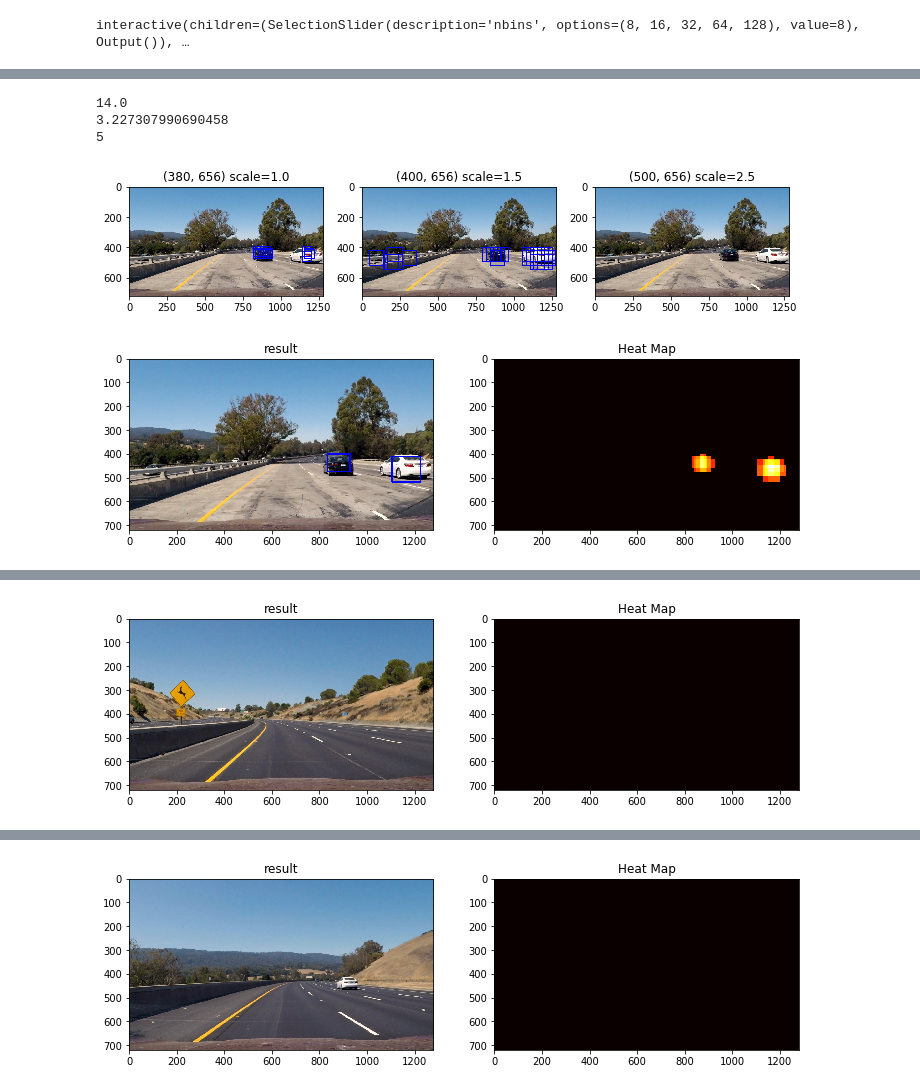
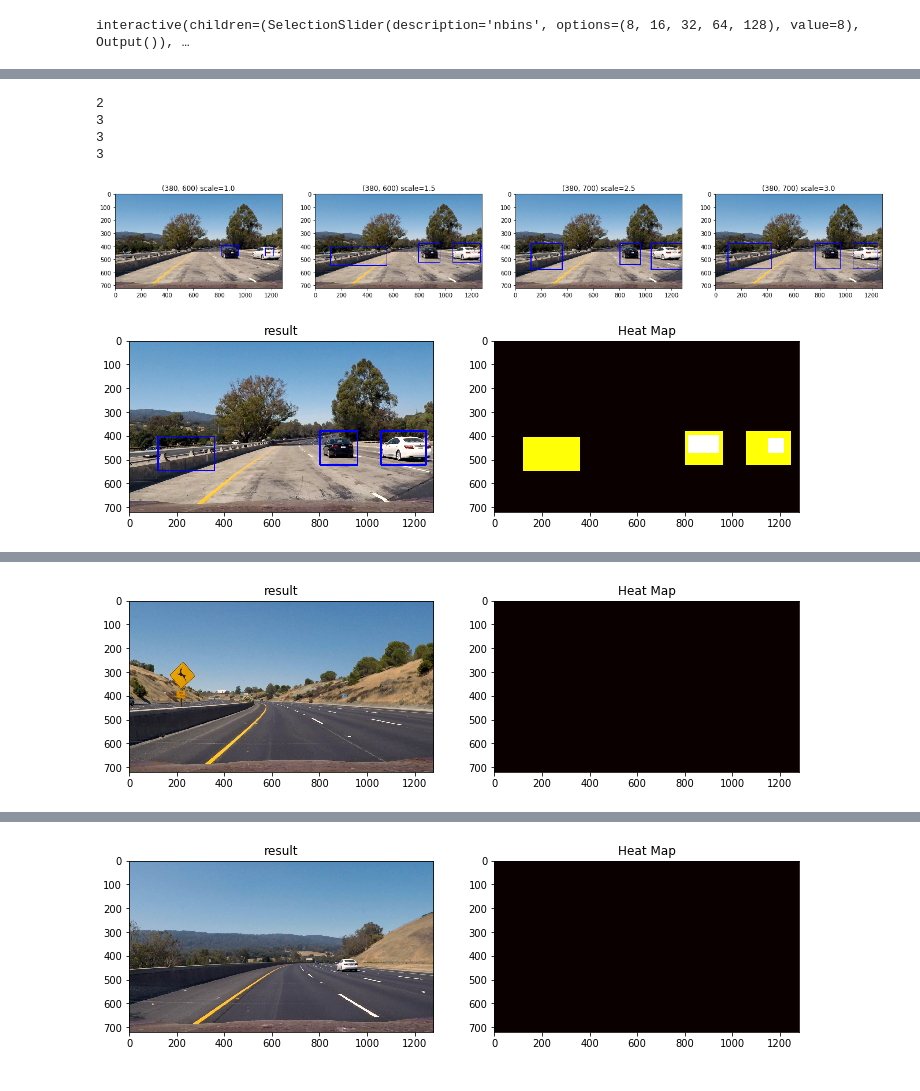
Before and after one commit to pavelsimo/CarND-Vehicle-Detection, a Jupyter notebook: Vehicle_Detection.ipynb, the cells around one changed output, grey strips where cells are left out. Drawn from its saved outputs; the diff is of its cells as text; code cells hidden in the pictures.

```diff
--- a/Vehicle_Detection.ipynb
+++ b/Vehicle_Detection.ipynb
@@ -70,6 +70,8 @@ def convert_color(img, conv='RGB2YCrCb'):
         return cv2.cvtColor(img, cv2.COLOR_BGR2YCrCb)
     if conv == 'RGB2LUV':
         return cv2.cvtColor(img, cv2.COLOR_RGB2LUV)
+    if conv == 'RGB2YUV':
+        return cv2.cvtColor(img, cv2.COLOR_RGB2YUV)
 
 def slide_window(img, x_start_stop=[None, None], y_start_stop=[None, None],
                     xy_window=(64, 64), xy_overlap=(0.5, 0.5)):
@@ -337,6 +351,5 @@ Sample size 8792
 # %%
-### TODO: Tweak these parameters and see how the results change.
-color_space = 'YCrCb' # Can be RGB, HSV, LUV, HLS, YUV, YCrCb
+color_space = 'YUV' # Can be RGB, HSV, LUV, HLS, YUV, YCrCb
 orient = 8  # HOG orientations
 pix_per_cell = 8 # HOG pixels per cell
 cell_per_block = 2 # HOG cells per block
@@ -407,7 +420,8 @@ image = mpimg.imread('test_images/test1.jpg')
 # %%
 def find_vehicles(img, y_start_stop=y_start_stop, scale=scale, svc=svc, X_scaler=X_scaler,
                    orient=orient, pix_per_cell=pix_per_cell, cell_per_block=cell_per_block,
-                   spatial_size=spatial_size, hist_bins=hist_bins, visualize=False):
+                   spatial_size=spatial_size, hist_bins=hist_bins, visualize=False,
+                   visualize_grid=False, bbox_color=(0,0,255)):
     """ Define a single function that can extract features using hog sub-sampling and make predictions """
 
     ystart = y_start_stop[0]
@@ -417,7 +431,8 @@ def find_vehicles(img, y_start_stop=y_start_stop, scale=scale, svc=svc, X_scaler
     img = img.astype(np.float32)/255
 
     img_tosearch = img[ystart:ystop,:,:]
-    ctrans_tosearch = convert_color(img_tosearch, conv='RGB2YCrCb')
+    #ctrans_tosearch = convert_color(img_tosearch, conv='RGB2YCrCb')
+    ctrans_tosearch = convert_color(img_tosearch, conv='RGB2YUV')
     if scale != 1:
         imshape = ctrans_tosearch.shape
         ctrans_tosearch = cv2.resize(ctrans_tosearch, (np.int(imshape[1]/scale), np.int(imshape[0]/scale)))
@@ -469,19 +484,19 @@ def find_vehicles(img, y_start_stop=y_start_stop, scale=scale, svc=svc, X_scaler
             #test_features = X_scaler.transform(np.hstack((shape_feat, hist_feat)).reshape(1, -1))
             test_prediction = svc.predict(test_features)
 
-            if test_prediction == 1:
+
+            if visualize_grid or test_prediction == 1:
                 xbox_left = np.int(xleft*scale)
                 ytop_draw = np.int(ytop*scale)
                 win_draw = np.int(window*scale)
                 bbox = ((xbox_left, ytop_draw+ystart),(xbox_left+win_draw,ytop_draw+win_draw+ystart))
-                cv2.rectangle(draw_img, bbox[0], bbox[1],(0,0,255),6)
+                cv2.rectangle(draw_img, bbox[0], bbox[1],bbox_color,6)
                 box_list.append(bbox)
 
     if visualize:
         return box_list, draw_img
     return box_list
 # %%
-
 
 def add_heat(heatmap, bbox_list, scale=1):
     # Iterate through list of bboxes
@@ -501,7 +516,8 @@ def apply_threshold(heatmap, threshold):
     return heatmap
 
 def draw_labeled_bboxes(img, labels):
-    # Iterate through all detected cars
+      # Iterate through all detected cars
+    boxes = []
     for car_number in range(1, labels[1]+1):
         # Find pixels with each car_number label value
         nonzero = (labels[0] == car_number).nonzero()
@@ -509,51 +525,69 @@ def draw_labeled_bboxes(img, labels):
         nonzeroy = np.array(nonzero[0])
         nonzerox = np.array(nonzero[1])
         # Define a bounding box based on min/max x and y
         bbox = ((np.min(nonzerox), np.min(nonzeroy)), (np.max(nonzerox), np.max(nonzeroy)))
         # Draw the box on the image
         cv2.rectangle(img, bbox[0], bbox[1], (0,0,255), 6)
+        boxes.append(bbox)
     # Return the image
-    return img
+    return img, boxes
 
 filenames = glob.glob('test_images/**/*.jpg', recursive=True)
 for filename in filenames:
     box_list = []
     image = mpimg.imread(filename)
-    fig = plt.figure(figsize=(16, 3))
-    k = 141
-    for ystart, ystop, scale in [(380, 656, 1), (400, 656, 1.5), (500, 656, 2.5)]:
+    fig = plt.figure(figsize=(30, 8))
+    k = 151
+    colors = [(255,0,0), (0,255,0), (0,0,255), (255,255,0), (255, 0, 255)]
+    windows = [(380, 600, 1), (380, 600, 1.5), (380, 700, 2.5), (380, 700, 3.0)]
+    threshold = 0
+    heat = np.zeros_like(image[:,:,0]).astype(np.float)
+    for ystart, ystop, scale in windows:
+
         plt.subplot(k)
-        boxes, img_out = find_vehicles(image, y_start_stop=(ystart, ystop), scale=scale, visualize=True)
-        box_list.extend(boxes)
-        plt.imshow(img_out)
+        boxes, img_out = find_vehicles(image, y_start_stop=(ystart, ystop), scale=scale, visualize=True,
+                                       visualize_grid=False, bbox_color=colors[k % len(colors)])
+        cur_heat = np.zeros_like(image[:,:,0]).astype(np.float)
+        cur_heat = add_heat(cur_heat, boxes)
+        cur_heatmap = np.clip(cur_heat, 0, 255)
+        cur_labels = label(cur_heatmap)
+        draw_img, label_boxes = draw_labeled_bboxes(np.copy(image), cur_labels)
+
+
+        if len(label_boxes) > 0:
+            threshold += 1
+        print(len(label_boxes))
+
+        heat = add_heat(heat, label_boxes)
+        #plt.imshow(img_out)
+        plt.imshow(draw_img)
         plt.title('(%d, %d) scale=%.1f' % (ystart, ystop, scale))
         k += 1
 
-    heat = np.zeros_like(image[:,:,0]).astype(np.float)
-    heat = add_heat(heat, box_list)
-    if np.max(heat) > 0:
-        print(np.max(heat))
-        print(np.mean(heat[np.nonzero(heat)]))
-        threshold = int(np.percentile(heat[np.nonzero(heat)], 80))
-        print(threshold)
-        heat = apply_threshold(heat, threshold)
+    heat = apply_threshold(heat, max(1, threshold // 2))
+    #values = np.unique(heat[np.nonzero(heat)])
+    #print(values)
+    #threshold = 2
+    #heat = apply_threshold(heat, threshold)
+
     heatmap = np.clip(heat, 0, 255)
     plt.show()
     # Find final boxes from heatmap using label function
 
     labels = label(heatmap)
     fig = plt.figure(figsize=(12, 5))
     plt.subplot(121)
-    draw_img = draw_labeled_bboxes(np.copy(image), labels)
+    draw_img, _ = draw_labeled_bboxes(np.copy(image), labels)
     plt.imshow(draw_img)
     plt.title('result')
     plt.subplot(122)
     plt.imshow(heatmap, cmap='hot')
     plt.title('Heat Map')
     plt.show()
 # %% [output]
-14.0
-3.227307990690458
-5
+2
+3
+3
+3
-[figure, old version]
+[figure, new version]
-[figure, old version]
+[figure, new version]
```
Also changed, not shown: parts of 6 cells of this notebook.
